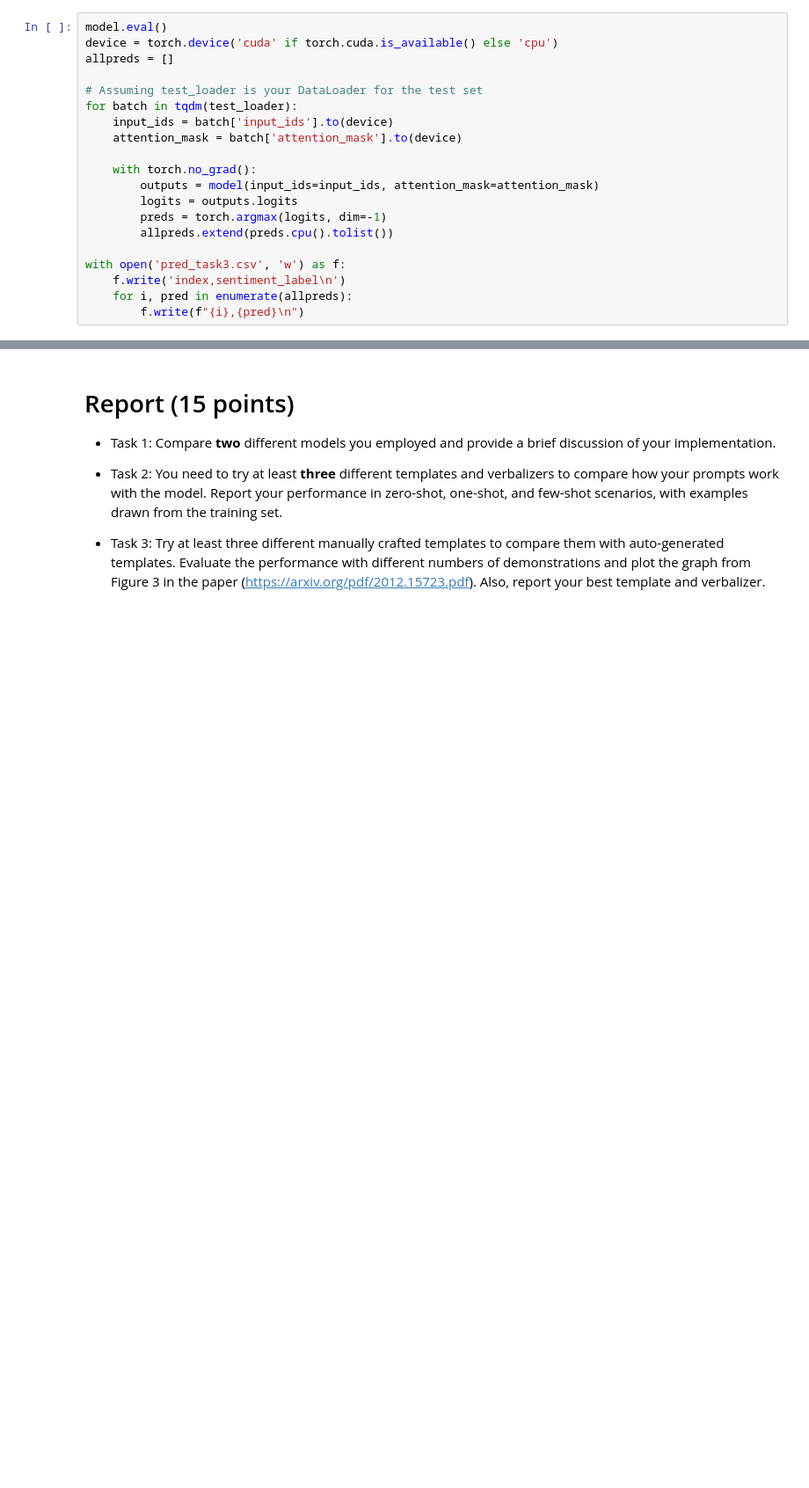
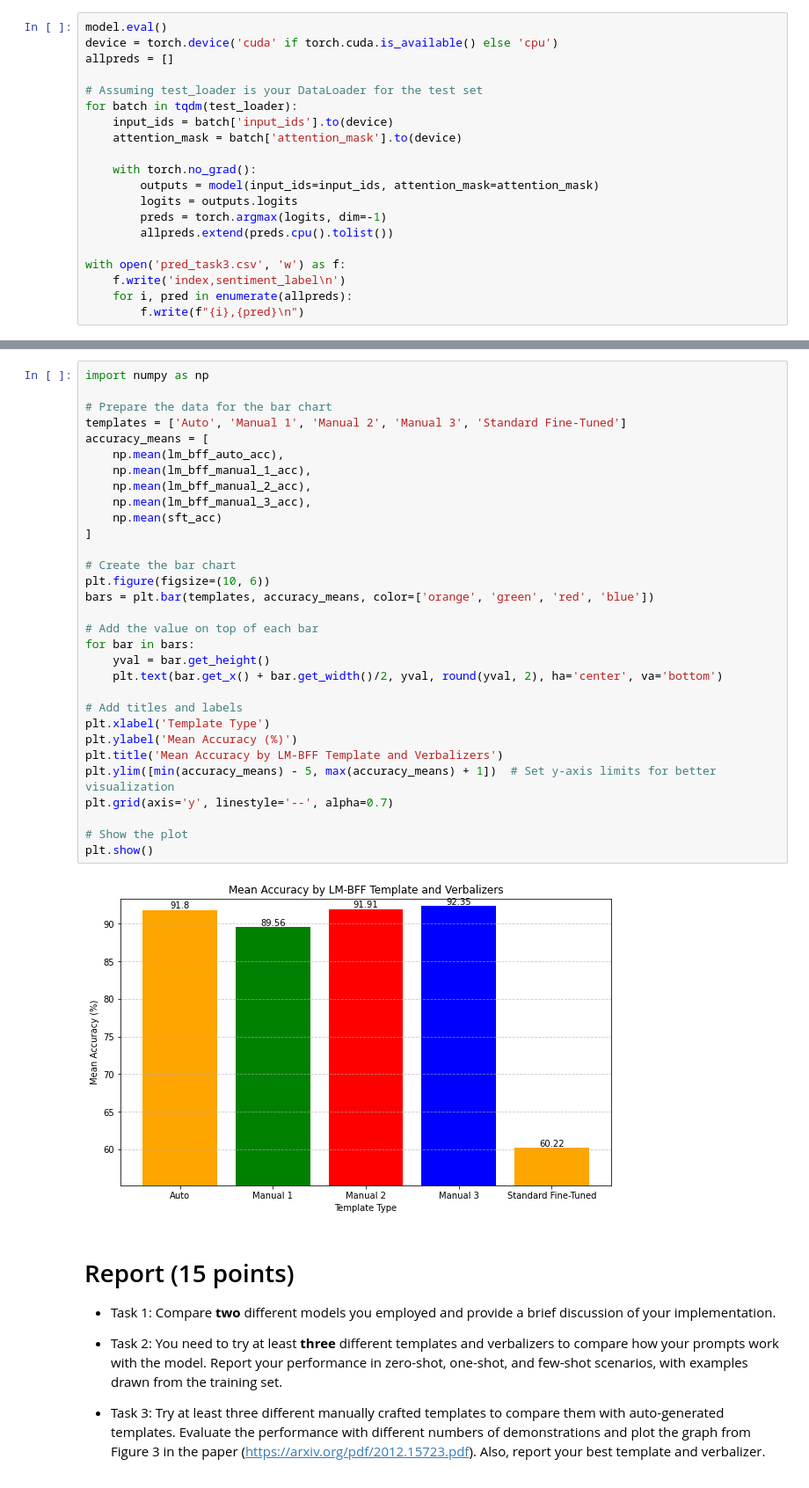
Before and after one commit to whats2000/Deep-Learning, a Jupyter notebook: PyTorch/Class/pytorch106/A6.ipynb, the cells around one changed output, grey strips where cells are left out. Shown at 88% size. Cells and saved outputs as stored; diff of their text form; blank space fills up the shorter version.

```diff
--- a/PyTorch/Class/pytorch106/A6.ipynb
+++ b/PyTorch/Class/pytorch106/A6.ipynb
@@ -1554,3 +1625,36 @@ with open('pred_task3.csv', 'w') as f:
+# %%
+import numpy as np
+
+# Prepare the data for the bar chart
+templates = ['Auto', 'Manual 1', 'Manual 2', 'Manual 3', 'Standard Fine-Tuned']
+accuracy_means = [
+    np.mean(lm_bff_auto_acc),
+    np.mean(lm_bff_manual_1_acc),
+    np.mean(lm_bff_manual_2_acc),
+    np.mean(lm_bff_manual_3_acc),
+    np.mean(sft_acc)
+]
+
+# Create the bar chart
+plt.figure(figsize=(10, 6))
+bars = plt.bar(templates, accuracy_means, color=['orange', 'green', 'red', 'blue'])
+
+# Add the value on top of each bar
+for bar in bars:
+    yval = bar.get_height()
+    plt.text(bar.get_x() + bar.get_width()/2, yval, round(yval, 2), ha='center', va='bottom')
+
+# Add titles and labels
+plt.xlabel('Template Type')
+plt.ylabel('Mean Accuracy (%)')
+plt.title('Mean Accuracy by LM-BFF Template and Verbalizers')
+plt.ylim([min(accuracy_means) - 5, max(accuracy_means) + 1])  # Set y-axis limits for better visualization
+plt.grid(axis='y', linestyle='--', alpha=0.7)
+
+# Show the plot
+plt.show()
+# %% [output]
+[figure, added]
 # %% [markdown]
 # Report (15 points)
 
```
Also changed, not shown: parts of 4 cells of this notebook, 1 other file.
